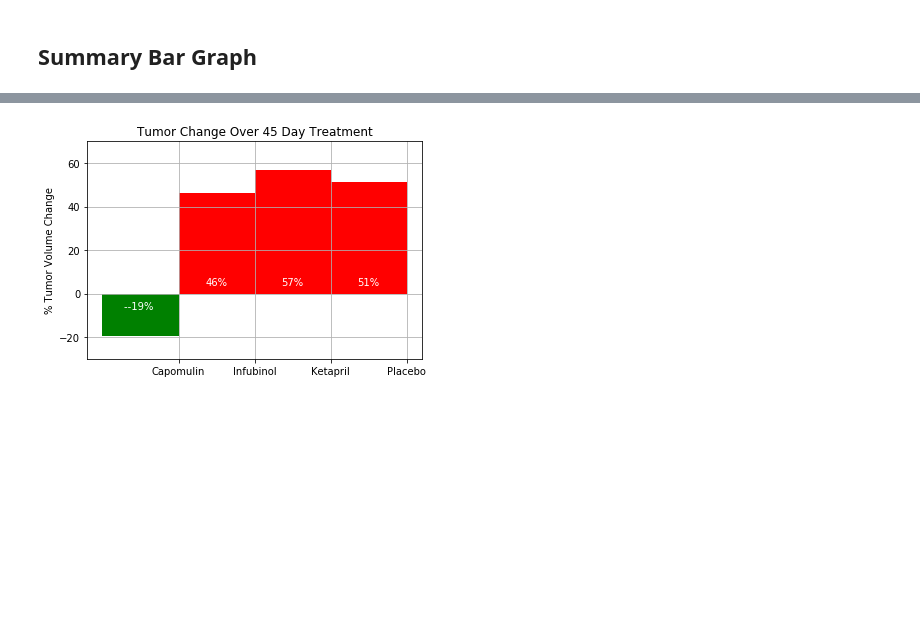
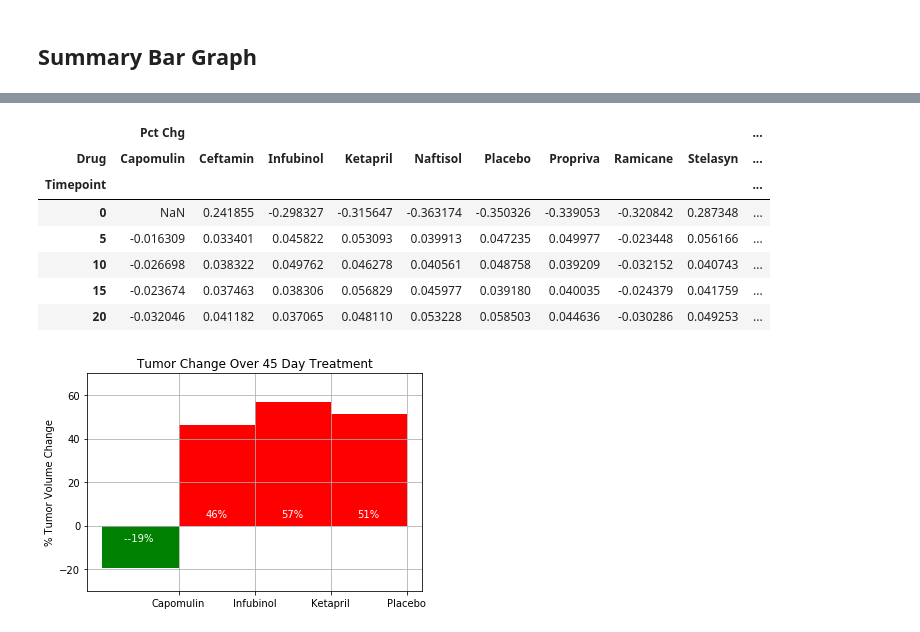
Before and after one commit to lesterstrouse/python-challenge, a Jupyter notebook: Matplotlib/Pymaceuticals_pymaceuticals.ipynb, the cells around one changed output, grey strips where cells are left out. Saved outputs shown, nothing was run; the diff lists cells and outputs as text; code cells hidden in the pictures; blank space fills up the shorter version.

```diff
--- a/Matplotlib/Pymaceuticals_pymaceuticals.ipynb
+++ b/Matplotlib/Pymaceuticals_pymaceuticals.ipynb
@@ -254,24 +255,33 @@ mouse_clin_grp_final.head()
 # %%
 # Store all Relevant Percent Changes into a Tuple
-
-
+mc_grp_summ_pivot = mc_grp_final.pivot(columns='Drug',index='Timepoint')
+mc_grp_summ_pivot.head()
 # Splice the data between passing and failing drugs
 
 
 # Orient widths. Add labels, tick marks, etc.
 
 
 # Use functions to label the percentages of changes
 
 
 # Call functions to implement the function calls
 
 
 # Save the Figure
 
 
 # Show the Figure
-fig.show()
+#fig.show()
+# %% [output]
+|  | Pct Chg |  |  |  |  |  |  |  |  | ... |
+| Drug | Capomulin | Ceftamin | Infubinol | Ketapril | Naftisol | Placebo | Propriva | Ramicane | Stelasyn | ... |
+| Timepoint |  |  |  |  |  |  |  |  |  | ... |
+| 0 | NaN | 0.241855 | -0.298327 | -0.315647 | -0.363174 | -0.350326 | -0.339053 | -0.320842 | 0.287348 | ... |
+| 5 | -0.016309 | 0.033401 | 0.045822 | 0.053093 | 0.039913 | 0.047235 | 0.049977 | -0.023448 | 0.056166 | ... |
+| 10 | -0.026698 | 0.038322 | 0.049762 | 0.046278 | 0.040561 | 0.048758 | 0.039209 | -0.032152 | 0.040743 | ... |
+| 15 | -0.023674 | 0.037463 | 0.038306 | 0.056829 | 0.045977 | 0.039180 | 0.040035 | -0.024379 | 0.041759 | ... |
+| 20 | -0.032046 | 0.041182 | 0.037065 | 0.048110 | 0.053228 | 0.058503 | 0.044636 | -0.030286 | 0.049253 | ... |
 # %%
 # %% [output]
 [figure]
```
Also changed, not shown: parts of 1 cell of this notebook, 1 other file.
